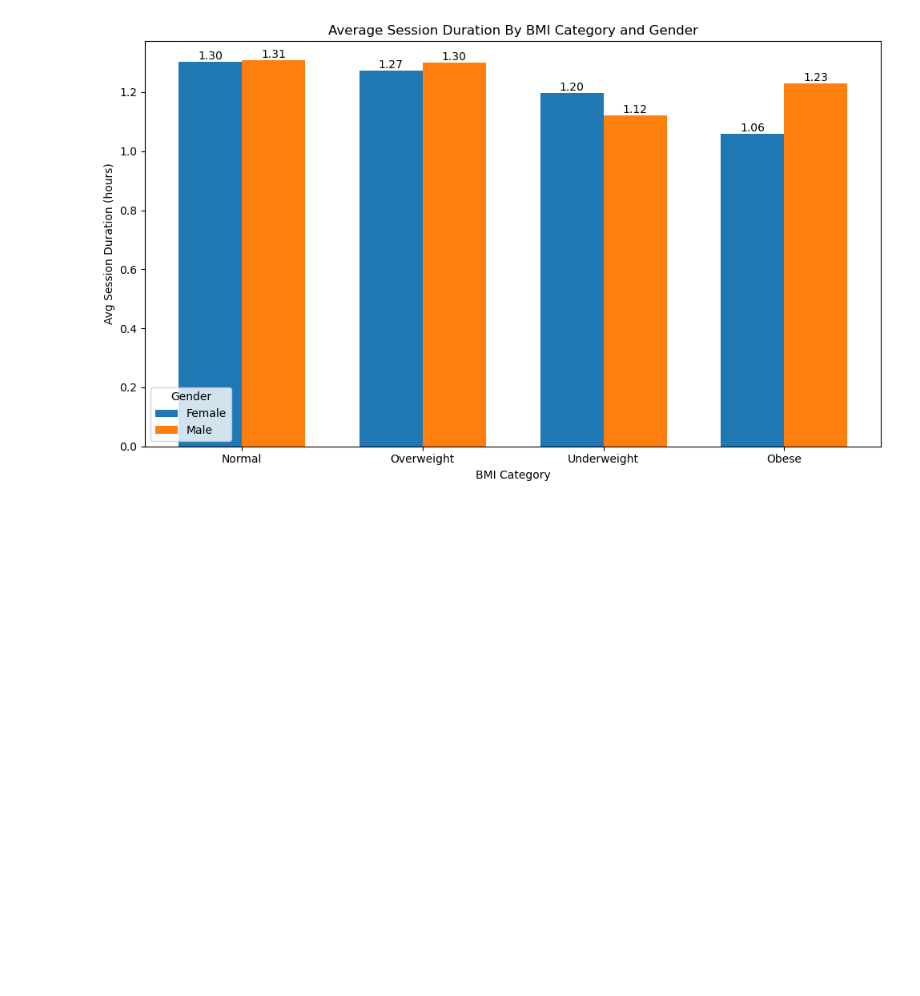
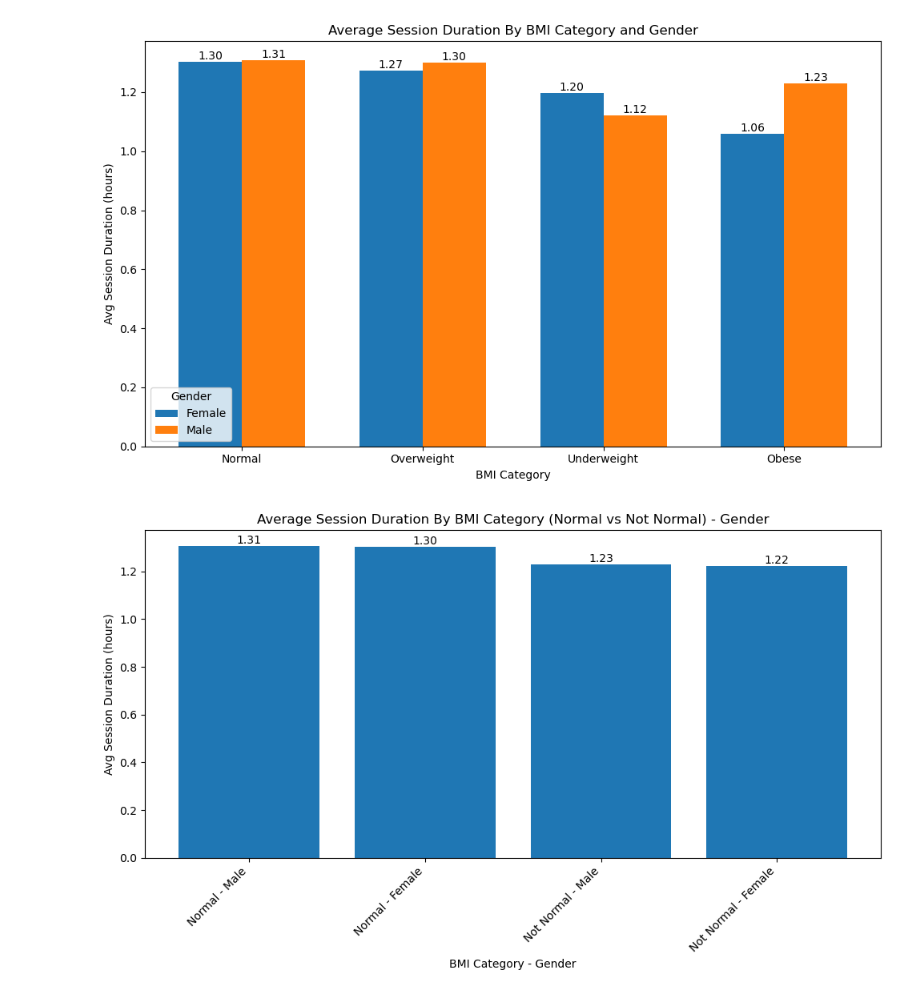
Before and after one commit to FlazeFy2/DS-Gym_Members_Exercise, a Jupyter notebook: exploratory data analysis-bar.ipynb, the cells around one changed output. Drawn from its saved outputs; the diff is of its cells as text; code cells hidden in the pictures; blank space fills up the shorter version.

Commit message:
[DS] Exploratory Data Analysis (EDA) - Bar Chart Avg Session Duration By BMI Category (Normal vs Not Normal) and Gender

```diff
--- a/exploratory data analysis-bar.ipynb
+++ b/exploratory data analysis-bar.ipynb
@@ -406,3 +406,51 @@ plt.tight_layout()
 plt.show()
 # %% [output]
 [figure]
+# %%
+import pandas as pd
+import matplotlib.pyplot as plt
+import numpy as np
+
+df = pd.read_csv("gym_members_exercise_tracking.csv")
+
+# Exploratory Data Analysis (EDA) - Bar Chart Avg Session Duration By BMI Category (Normal vs Not Normal) and Gender
+# Calculate BMI
+df['BMI'] = df['Weight (kg)'] / (df['Height (m)'] ** 2)
+
+# Function to classify BMI Category
+def get_bmi_category(bmi):
+    if 18.5 <= bmi < 25:
+        return "Normal"
+    else:
+        return "Not Normal"
+
+# Create BMI Category Column
+df['BMI_Category'] = df['BMI'].apply(get_bmi_category)
+
+# Grouping: Average Session Duration by BMI Category and Gender
+context_group_avg = df.groupby(['BMI_Category','Gender'], observed=False)['Session_Duration (hours)'].mean().reset_index(name='Avg_Session_Duration')
+
+# Combine BMI Category and Gender
+context_group_avg['Category'] = context_group_avg['BMI_Category'] + ' - ' + context_group_avg['Gender']
+
+# Ordering
+context_group_avg = context_group_avg.sort_values(by='Avg_Session_Duration', ascending=False)
+values = context_group_avg['Avg_Session_Duration'].values
+context = context_group_avg['Category']
+
+# Plotting
+x = np.arange(len(context))
+fig, ax = plt.subplots(figsize=(10, 6))
+# Plot Bar
+p = ax.bar(x, values)
+ax.bar_label(p, fmt='%.2f')
+# Bar Chart
+ax.set_title(f'Average Session Duration By BMI Category (Normal vs Not Normal) - Gender')
+ax.set_xlabel('BMI Category - Gender')
+ax.set_ylabel('Avg Session Duration (hours)')
+ax.set_xticks(x)
+ax.set_xticklabels(context, rotation=45, ha='right')
+plt.tight_layout()
+plt.show()
+# %% [output]
+[figure, added]
```
